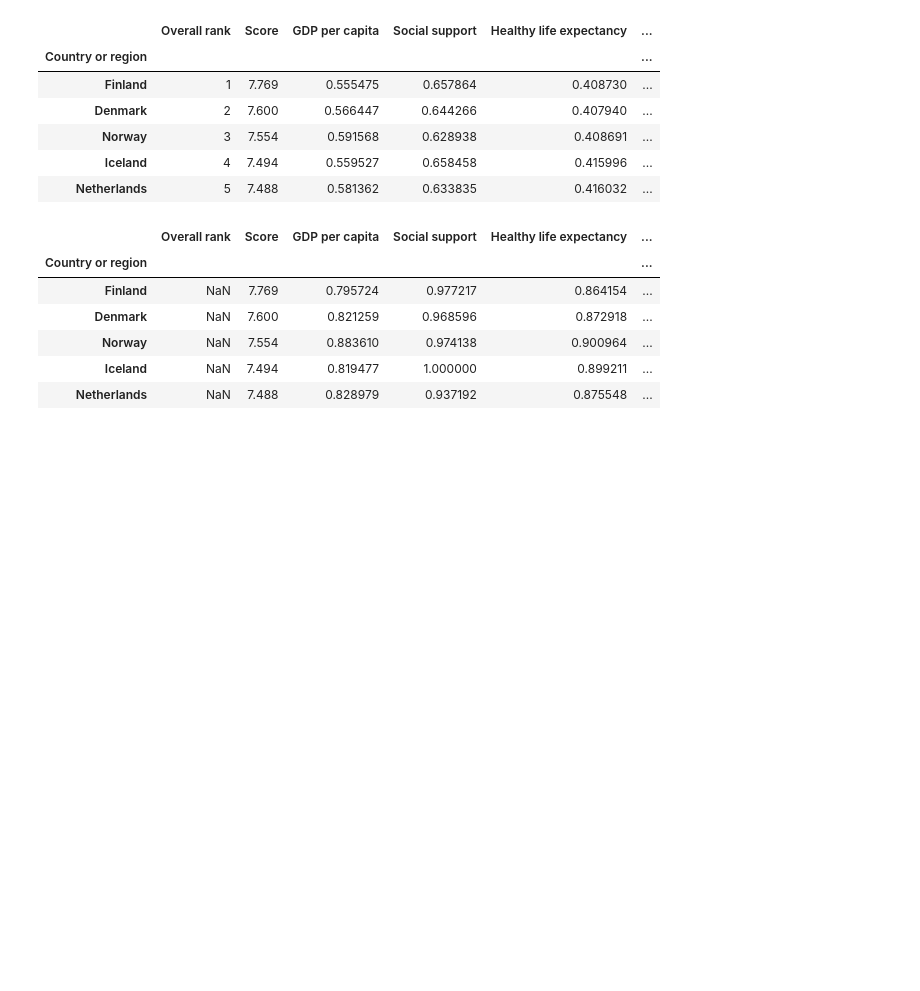
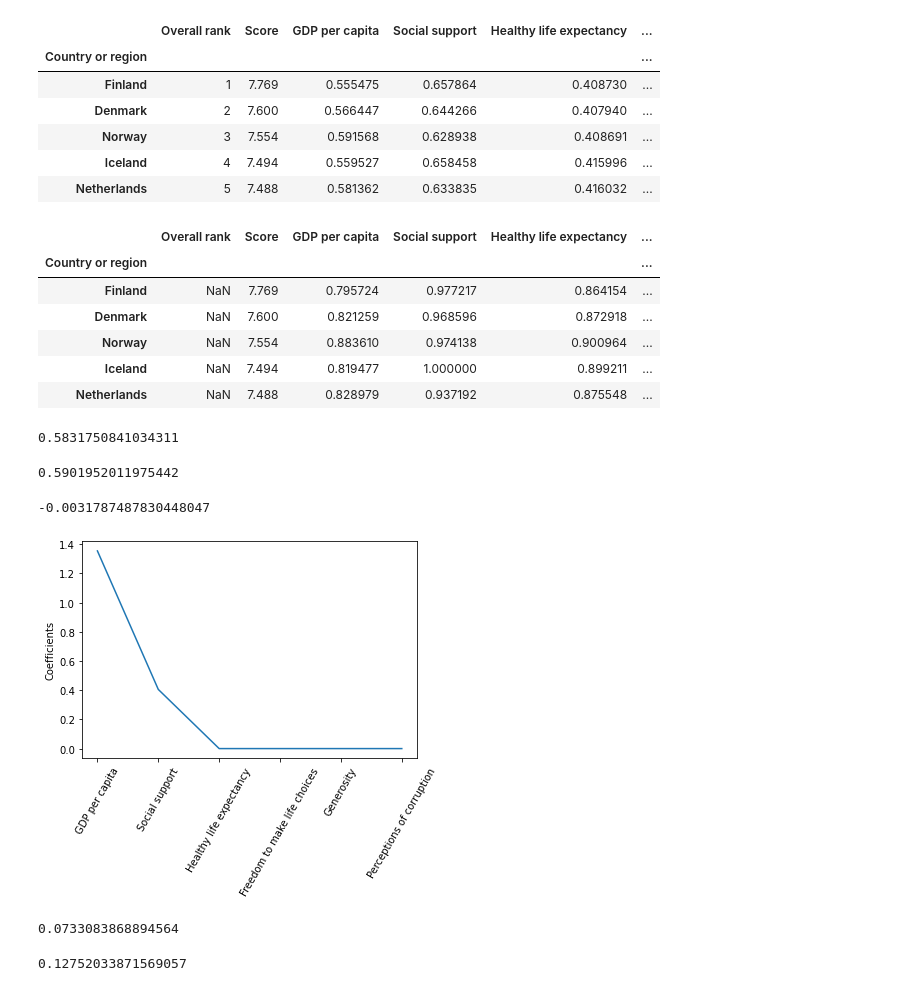
Before and after one commit to zoeyyzh/springboard, a Jupyter notebook: HappinessReport.ipynb, the cells around one changed output. Cells and saved outputs as stored; diff of their text form; code cells hidden in the pictures; blank space fills up the shorter version.

Commit message:
update with sklearn

```diff
--- a/HappinessReport.ipynb
+++ b/HappinessReport.ipynb
@@ -135,0 +139,14 @@ df_new2.head()
+# %%
+X = df[['GDP per capita','Social support','Healthy life expectancy','Freedom to make life choices','Generosity','Perceptions of corruption']].values
+y = df['Score'].values
+# %%
+from sklearn.model_selection import train_test_split
+from sklearn.linear_model import LinearRegression
+
+X_train, X_test, y_train, y_test = train_test_split(X, y, test_size = 0.3, random_state = 42)
+reg_all = LinearRegression()
+reg_all.fit(X_train, y_train)
+y_pred = reg_all.predict(X_test)
+reg_all.score(X_test, y_test)
+# %% [output]
+0.5831750841034311
@@ -135,0 +155,26 @@ df_new2.head()
+# %%
+from sklearn.linear_model import Ridge
+ridge = Ridge(alpha=0.1,  normalize=True)
+ridge.fit(X_train, y_train)
+ridge_pred = ridge.predict(X_test)
+ridge.score(X_test, y_test)
+# %% [output]
+0.5901952011975442
+# %%
+from sklearn.linear_model import Lasso
+lasso = Lasso(alpha=0.1, normalize=True)
+lasso.fit(X_train, y_train)
+lasso_pred = lasso.predict(X_test)
+lasso.score(X_test, y_test)
+# %% [output]
+-0.0031787487830448047
+# %%
+names = df[['GDP per capita','Social support','Healthy life expectancy','Freedom to make life choices','Generosity','Perceptions of corruption']].columns
+lasso = Lasso(alpha=0.1)
+lasso_coef = lasso.fit(X, y).coef_
+_ = plt.plot(range(len(names)), lasso_coef)
+_ = plt.xticks(range(len(names)), names, rotation=60)
+_ = plt.ylabel('Coefficients')
+plt.show()
+# %% [output]
+[figure, added]
@@ -135,0 +184,11 @@ df_new2.head()
+# %%
+from sklearn.model_selection import train_test_split
+from sklearn.linear_model import LinearRegression
+
+Xn_train, Xn_test, yn_train, yn_test = train_test_split(Xn, yn, test_size = 0.3, random_state = 42)
+regn_all = LinearRegression()
+regn_all.fit(Xn_train, yn_train)
+yn_pred = regn_all.predict(Xn_test)
+regn_all.score(Xn_test, yn_test)
+# %% [output]
+0.0733083868894564
@@ -135,0 +197,8 @@ df_new2.head()
+# %%
+from sklearn.linear_model import Ridge
+ridgen = Ridge(alpha=0.1, normalize=True)
+ridgen.fit(Xn_train, yn_train)
+ridgen_pred = ridgen.predict(Xn_test)
+ridgen.score(Xn_test, yn_test)
+# %% [output]
+0.12752033871569057
```
Also changed, not shown: parts of 5 cells of this notebook.
